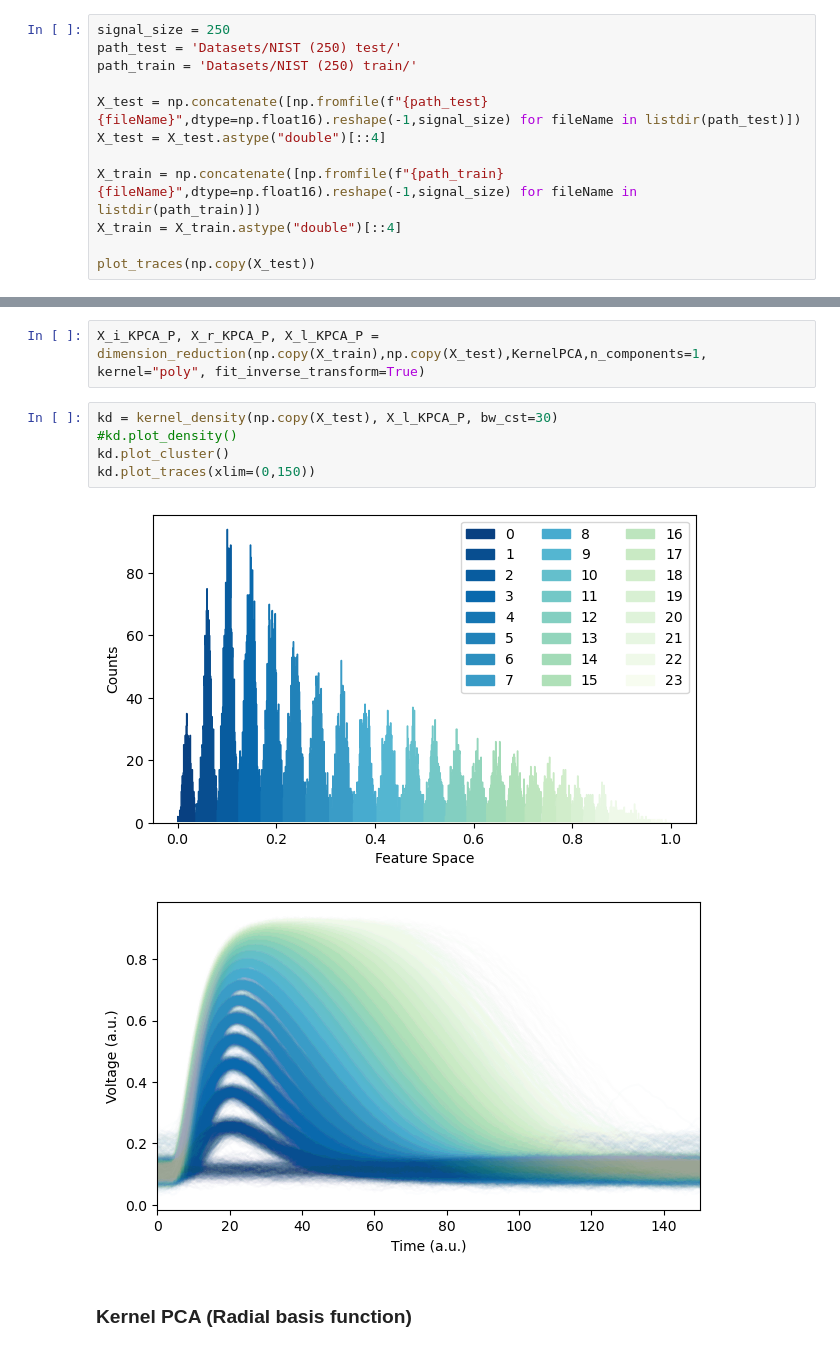
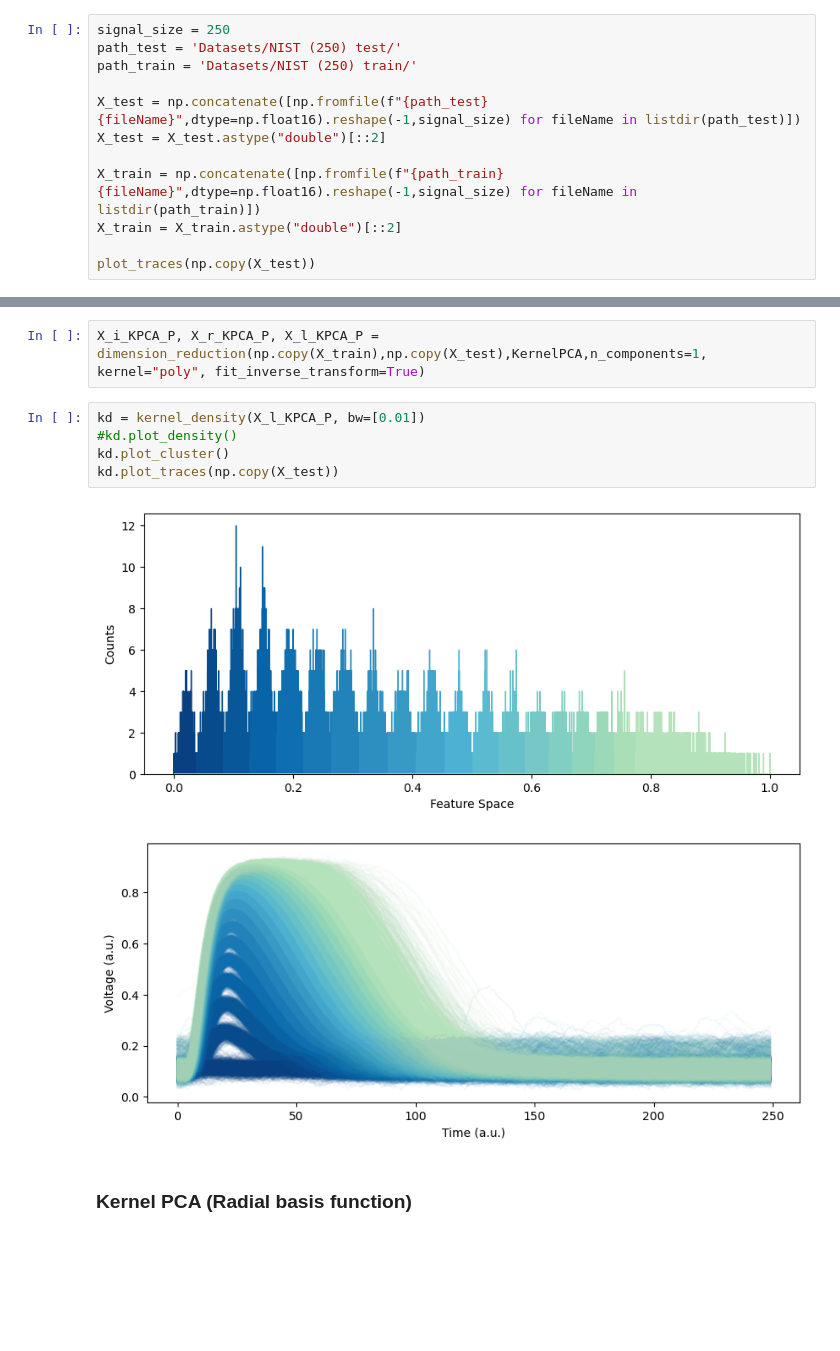
Before and after one commit to polyquantique/Photon-Number-Classification, a Jupyter notebook: src/Metrics.ipynb, the cells around one changed output, grey strips where cells are left out. Cells and saved outputs as stored; diff of their text form; blank space fills up the shorter version.

```diff
--- a/src/Metrics.ipynb
+++ b/src/Metrics.ipynb
@@ -23,10 +23,10 @@ path_test = 'Datasets/NIST (250) test/'
 path_train = 'Datasets/NIST (250) train/'
 
 X_test = np.concatenate([np.fromfile(f"{path_test}{fileName}",dtype=np.float16).reshape(-1,signal_size) for fileName in listdir(path_test)])
-X_test = X_test.astype("double")[::4]
+X_test = X_test.astype("double")[::2]
 
 X_train = np.concatenate([np.fromfile(f"{path_train}{fileName}",dtype=np.float16).reshape(-1,signal_size) for fileName in listdir(path_train)])
-X_train = X_train.astype("double")[::4]
+X_train = X_train.astype("double")[::2]
 
 plot_traces(np.copy(X_test))
 # %% [output]
@@ -72,13 +72,13 @@ kd.plot_traces(xlim=(0,150))
 # %%
 X_i_KPCA_P, X_r_KPCA_P, X_l_KPCA_P = dimension_reduction(np.copy(X_train),np.copy(X_test),KernelPCA,n_components=1, kernel="poly", fit_inverse_transform=True)
 # %%
-kd = kernel_density(np.copy(X_test), X_l_KPCA_P, bw_cst=30)
+kd = kernel_density(X_l_KPCA_P, bw=[0.01])
 #kd.plot_density()
 kd.plot_cluster()
-kd.plot_traces(xlim=(0,150))
+kd.plot_traces(np.copy(X_test))
 # %% [output]
-[figure, old version]
+[figure, new version]
-[figure, old version]
+[figure, new version]
 # %% [markdown]
 ### Kernel PCA (Radial basis function)
 # %%
```
Also changed, not shown: parts of 16 cells of this notebook, 13 other files.
